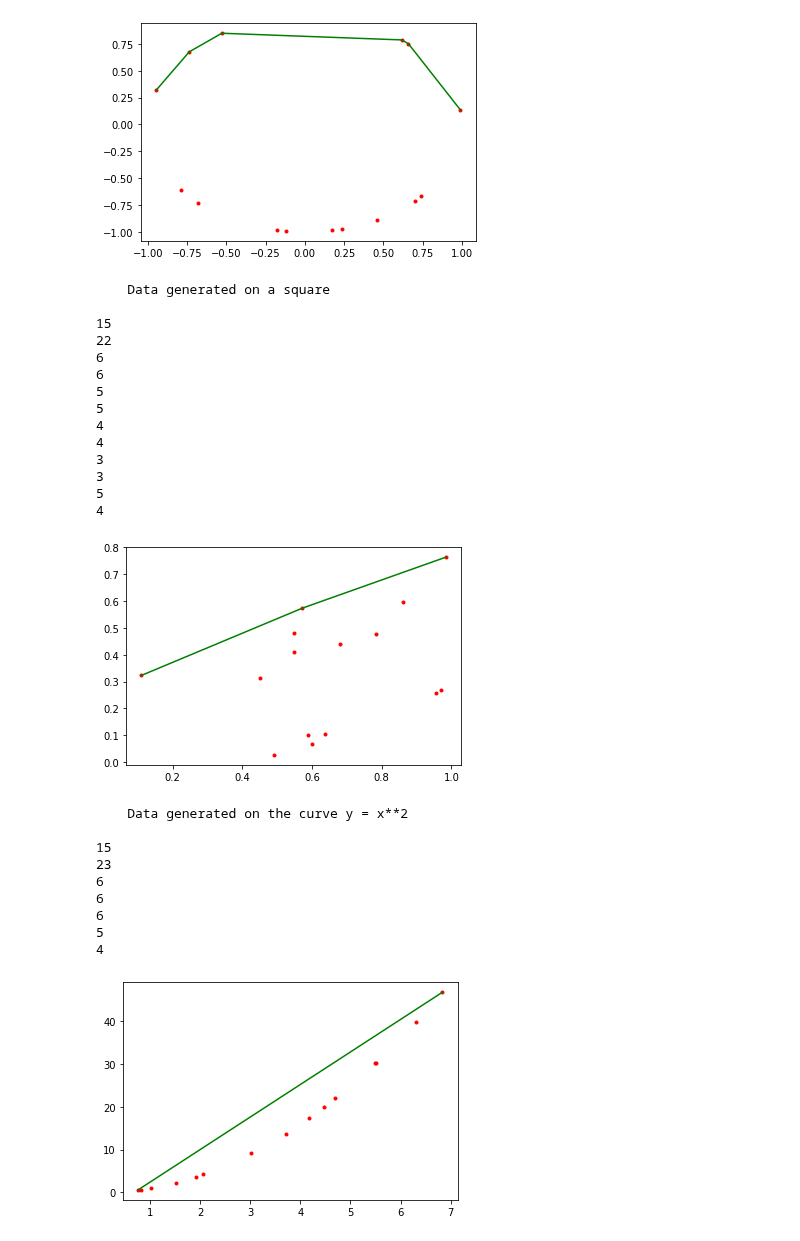
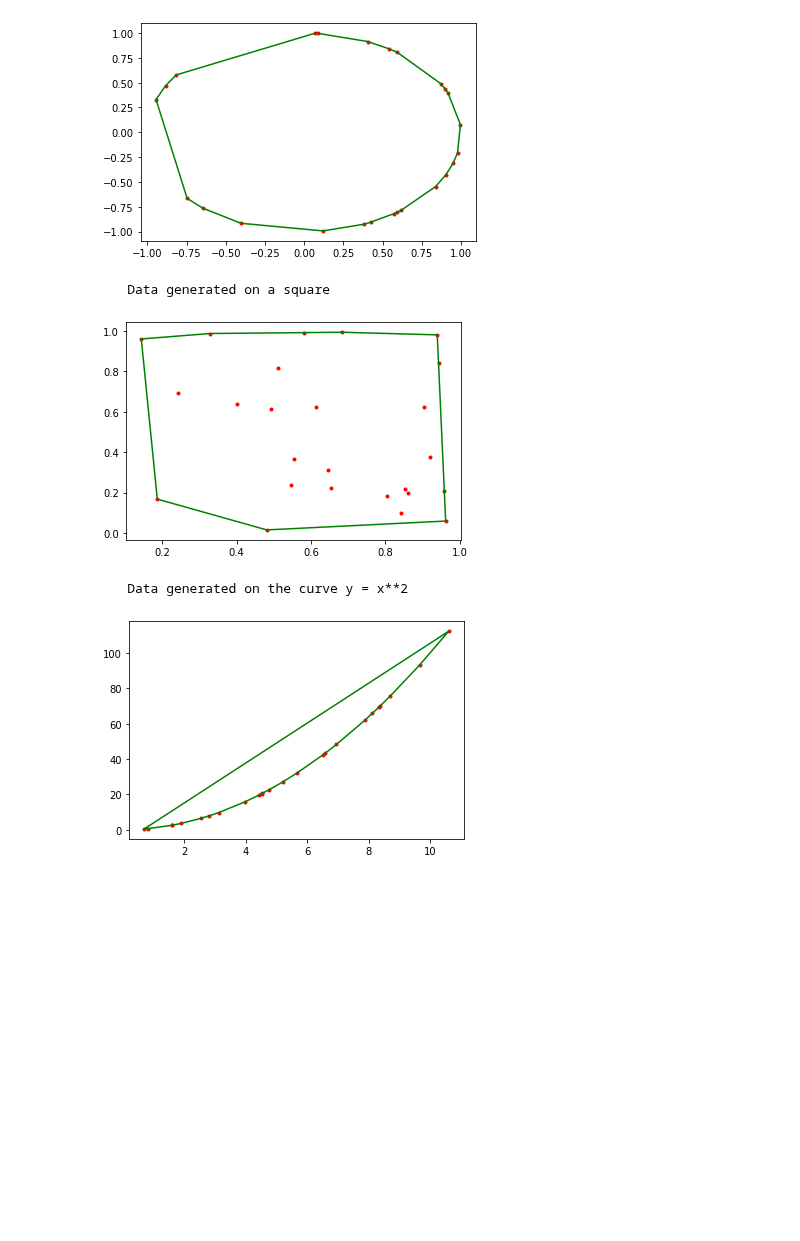
Before and after one commit to Nimakii/etkortnavn, a Jupyter notebook: handin2/H2.ipynb, the cells around one changed output. Cells and saved outputs as stored; diff of their text form; code cells hidden in the pictures; blank space fills up the shorter version.

```diff
--- a/handin2/H2.ipynb
+++ b/handin2/H2.ipynb
@@ -153,7 +153,6 @@ import math
 def compute_tangent(pts, p):
     if len(pts) == 1:
         return pts[0]
-    print(len(pts))
     q = pts[0] if not pts[0] == p else pts[1]
     for z in pts:
         if z == q or z == p:
@@ -193,17 +192,52 @@ def UHwithSize(pts,h):
         upper_hulls = [ [point for point in hull if point[0]>=p[0]] for hull in upper_hulls ]
     return p[0] == maxx, final_hull
 
+def LHwithSize(pts,h):
+    n = len(pts)
+    # Arbitrarily partition P into m =n/h subsets P1, · · · , Pm of size h each
+    points = deepcopy(pts)
+    m = math.ceil(n/h)
+    partitions = [points[h*i:h*(i+1)] for i in range(m)]
+    # Compute upper hull Ui of Pi, i = 1, · · · , m. . Next, we merge the upper hulls
+    upper_hulls = [INC_CH(partition) for partition in partitions] #recursively?
+    hull_points = [pt for hull in upper_hulls for pt in hull]
+    # Initialize the upper hull U = {}
+    # Initialize p ← point with smallest x-coordinate
+    final_hull = []
+    p = max(points)
+    maxx = min(points)[0]
+    # Initialize l ← upwards ray from p
+    q = compute_tangent(hull_points,p) ## what is this used for
+    ## ray is now p -> q, but not used for anything
+    for _ in range(h):
+        final_hull.append(p)
+        if p[0] == maxx:
+            break
+        #compute the upper tangent t_i from p to U_i (if it exists)
+        tangent_points = [compute_tangent(hull,p) for hull in upper_hulls if len(hull) > 0 ]
+        #t ← tangent that makes the smallest angle with l
+        #p ← the other tangent point on t . This is like the “change of pivot” in gift wrapping
+        #l ← t . This is like “rotating the ray” in gift wrapping
+        p = compute_tangent(tangent_points,p)
+        #Remove any vertex of every Ui that is to the left of p . This could make some Ui empty
+        upper_hulls = [ [point for point in hull if point[0]<=p[0]] for hull in upper_hulls ]
+    return p[0] == maxx, final_hull
+
 def CH_CH(pts):
     if isinstance(pts,int):
         return [pts]
     n = len(pts)
-    print(n)
     #for i in range(math.ceil(math.log(math.log(n)))):
     for i in range(1,n): #unreachable to go above log(log(n)) and above gives errors
-        success, hull = UHwithSize(pts,2**(2**i))
+        success, upper_hull = UHwithSize(pts,2**(2**i))
         if success:
-            return hull
+            break
+    for i in range(1,n):
+        success, lower_hull = LHwithSize(pts,2**(2**i))
+        if success:
+            break
+    return upper_hull + lower_hull + [upper_hull[0]]
 
-test_convex_hull(CH_CH,15)
+test_convex_hull(CH_CH,25)
 # %% [output]
     Data generated on a circle
@@ -244,29 +246,8 @@ test_convex_hull(CH_CH,15)
-[figure, old version]
+[figure, new version]
     Data generated on a square
-
-15
-22
-6
-6
-5
-5
-4
-4
-3
-3
-5
-4
-[figure, old version]
+[figure, new version]
     Data generated on the curve y = x**2
-
-15
-23
-6
-6
-6
-5
-4
-[figure, old version]
+[figure, new version]
 # %%
 n = 100
 h = 12
```
Also changed, not shown: parts of 6 cells of this notebook.
